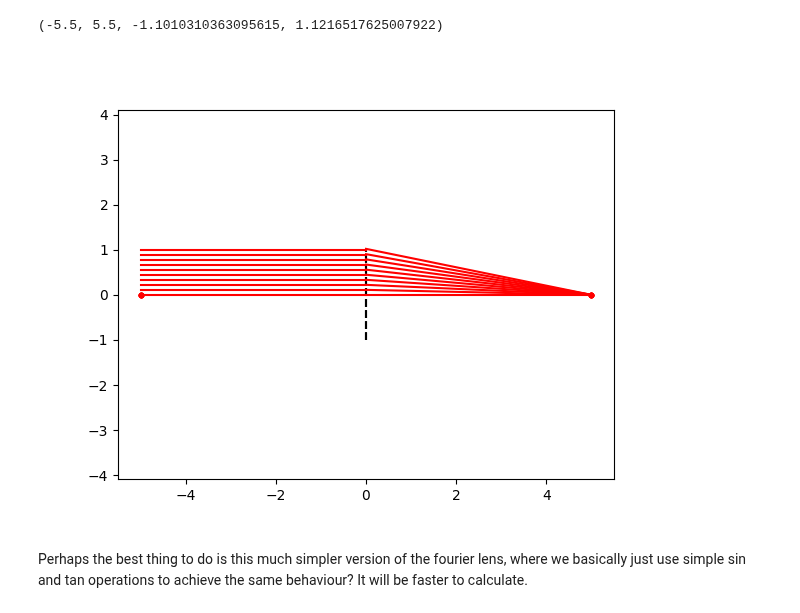
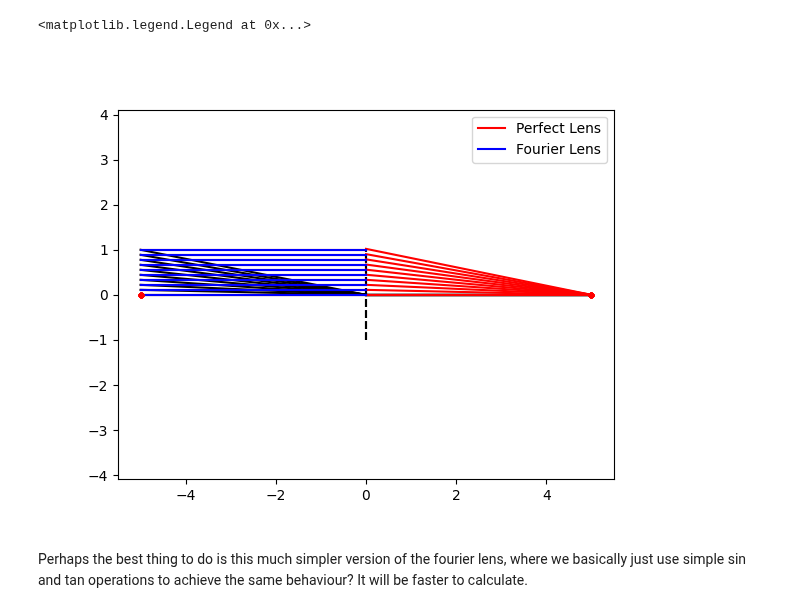
Before and after one commit to DavidLanders95/MonteCarloMS, a Jupyter notebook: lens.ipynb, the cells around one changed output. Cells and saved outputs as stored; diff of their text form; code cells hidden in the pictures.

```diff
--- a/lens.ipynb
+++ b/lens.ipynb
@@ -163,27 +164,45 @@ vz1 = 1.0
 # %%
 x2, y2, u1, v1, u2, v2, x1_hat, y1_hat, x2_hat, y2_hat = perfect_lens_coords(x1, y1, z1, vx1, vy1, vz1, z2, f, m_p, fourier_lens=0)
 
 plt.figure()
 plt.vlines(pp_1, -1, 1, linestyle = '--', color = 'k')
 plt.vlines(pp_2,  -1, 1, linestyle = '--', color = 'k')
 
 pp_1s = np.linspace(pp_1, pp_1, N)
 pp_2s = np.linspace(pp_2, pp_2, N)
 z1s = np.linspace(z1, z1, N)
 z2s = np.linspace(z2, z2, N)
 fs = np.linspace(f, f, N)
 
-# plt.plot([z1s + pp_1s, pp_1s], [y1, np.zeros(y1.shape)], '-k')
+plt.plot([z1s + pp_1s, pp_1s], [y1, np.zeros(y1.shape)], '-k')
 plt.plot([z1s + pp_1s, pp_1s], [y1, v1], '-r')
-plt.plot([], [], '-r', label = 'Fourier Lens')
-# plt.plot([pp_2s, z2s + pp_2s], [np.zeros(y1.shape), y2], '-k')
+plt.plot([], [], '-r', label = 'Perfect Lens')
+plt.plot([pp_2s, z2s + pp_2s], [np.zeros(y1.shape), y2], '-k')
 plt.plot([pp_2s, z2s + pp_2s], [v2, y2], '-r')
 plt.plot(-fs + pp_1, y1_hat, '.r')
 plt.plot(fs + pp_2, y2_hat, '.r')
 plt.axis('equal')
+
+x2, y2, u1, v1, u2, v2, x1_hat, y1_hat, x2_hat, y2_hat = perfect_lens_coords(x1, y1, z1, vx1, vy1, vz1, z2, f, m_p, fourier_lens=1)
+
+pp_1s = np.linspace(pp_1, pp_1, N)
+pp_2s = np.linspace(pp_2, pp_2, N)
+z1s = np.linspace(z1, z1, N)
+z2s = np.linspace(z2, z2, N)
+fs = np.linspace(f, f, N)
+
+# plt.plot([z1s + pp_1s, pp_1s], [y1, np.zeros(y1.shape)], '-k')
+plt.plot([z1s + pp_1s, pp_1s], [y1, v1], '-b')
+plt.plot([], [], '-b', label = 'Fourier Lens')
+# plt.plot([pp_2s, z2s + pp_2s], [np.zeros(y1.shape), y2], '-k')
+plt.plot([pp_2s, z2s + pp_2s], [v2, y2], '-b')
+plt.plot(-fs + pp_1, y1_hat, '.r')
+plt.plot(fs + pp_2, y2_hat, '.r')
+plt.axis('equal')
+plt.legend()
 # %% [output]
-(-5.5, 5.5, -1.1010310363095615, 1.1216517625007922)
+<matplotlib.legend.Legend at 0x...>
-[figure, old version]
+[figure, new version]
 # %% [markdown]
 Perhaps the best thing to do is this much simpler version of the fourier lens, where we basically just use simple sin and tan operations to achieve the same behaviour? It will be faster to calculate.
 # %%
```
Also changed, not shown: parts of 2 cells of this notebook.
